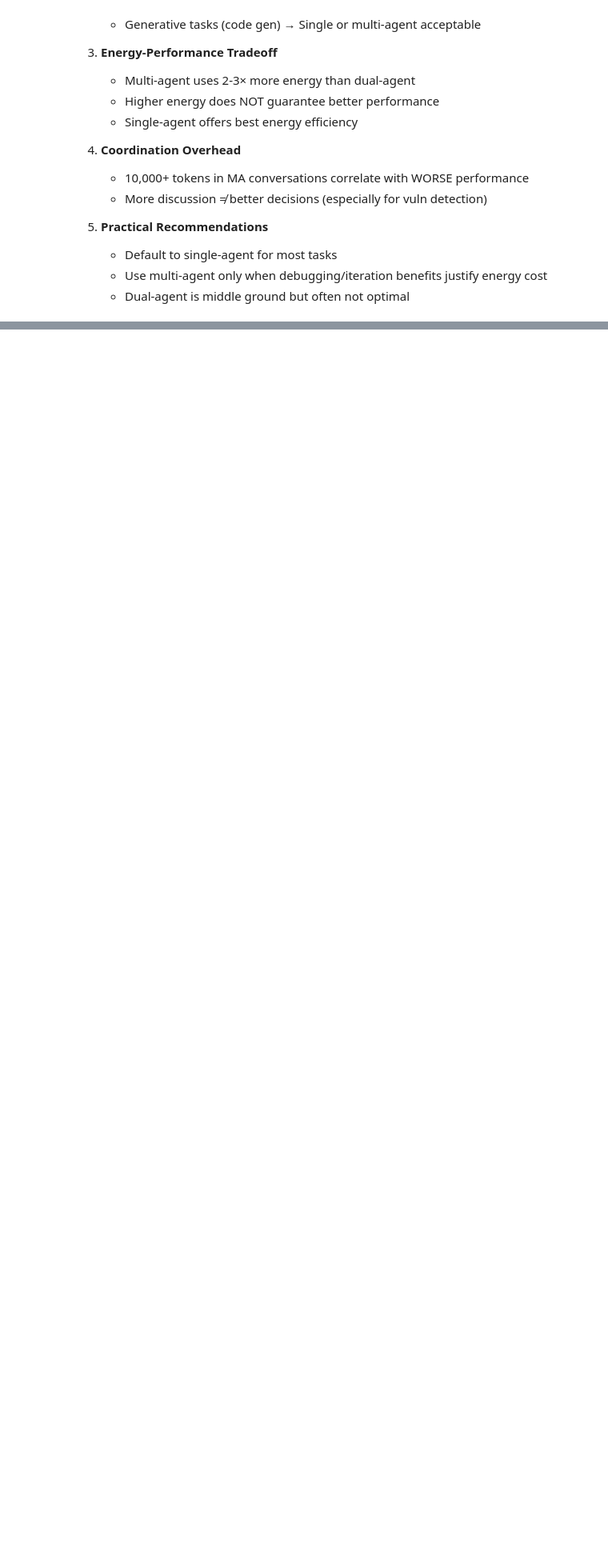
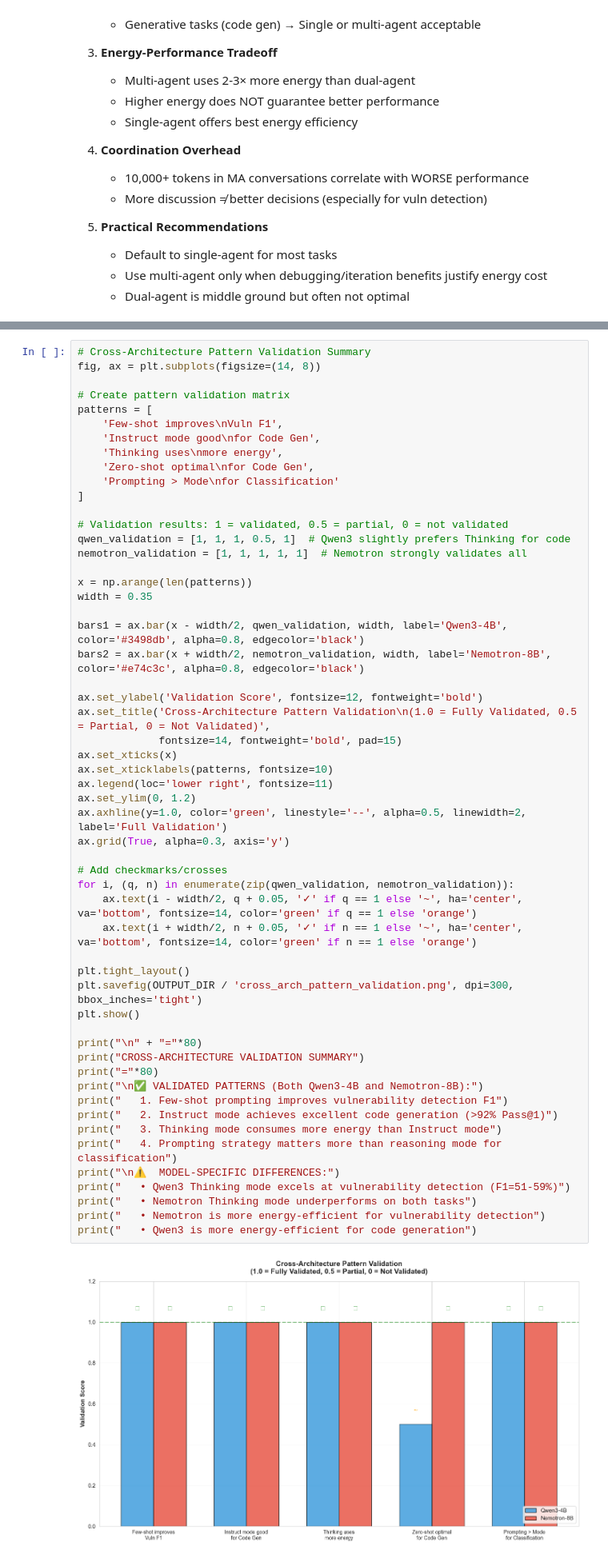
Before and after one commit to unused1/agent-green, a Jupyter notebook: notebooks/rq1_vs_rq2_comparison.ipynb, the cells around one changed output, grey strips where cells are left out. Shown at 80% size. Drawn from its saved outputs; the diff is of its cells as text; blank space fills up the shorter version.

```diff
--- a/notebooks/rq1_vs_rq2_comparison.ipynb
+++ b/notebooks/rq1_vs_rq2_comparison.ipynb
@@ -387,0 +1065,57 @@ print(f"\n✅ Summary exported to: {OUTPUT_DIR / 'rq1_vs_rq2_summary.csv'}")
+# %%
+# Cross-Architecture Pattern Validation Summary
+fig, ax = plt.subplots(figsize=(14, 8))
+
+# Create pattern validation matrix
+patterns = [
+    'Few-shot improves\nVuln F1',
+    'Instruct mode good\nfor Code Gen',
+    'Thinking uses\nmore energy',
+    'Zero-shot optimal\nfor Code Gen',
+    'Prompting > Mode\nfor Classification'
+]
+
+# Validation results: 1 = validated, 0.5 = partial, 0 = not validated
+qwen_validation = [1, 1, 1, 0.5, 1]  # Qwen3 slightly prefers Thinking for code
+nemotron_validation = [1, 1, 1, 1, 1]  # Nemotron strongly validates all
+
+x = np.arange(len(patterns))
+width = 0.35
+
+bars1 = ax.bar(x - width/2, qwen_validation, width, label='Qwen3-4B', color='#3498db', alpha=0.8, edgecolor='black')
+bars2 = ax.bar(x + width/2, nemotron_validation, width, label='Nemotron-8B', color='#e74c3c', alpha=0.8, edgecolor='black')
+
+ax.set_ylabel('Validation Score', fontsize=12, fontweight='bold')
+ax.set_title('Cross-Architecture Pattern Validation\n(1.0 = Fully Validated, 0.5 = Partial, 0 = Not Validated)',
+             fontsize=14, fontweight='bold', pad=15)
+ax.set_xticks(x)
+ax.set_xticklabels(patterns, fontsize=10)
+ax.legend(loc='lower right', fontsize=11)
+ax.set_ylim(0, 1.2)
+ax.axhline(y=1.0, color='green', linestyle='--', alpha=0.5, linewidth=2, label='Full Validation')
+ax.grid(True, alpha=0.3, axis='y')
+
+# Add checkmarks/crosses
+for i, (q, n) in enumerate(zip(qwen_validation, nemotron_validation)):
+    ax.text(i - width/2, q + 0.05, '✓' if q == 1 else '~', ha='center', va='bottom', fontsize=14, color='green' if q == 1 else 'orange')
+    ax.text(i + width/2, n + 0.05, '✓' if n == 1 else '~', ha='center', va='bottom', fontsize=14, color='green' if n == 1 else 'orange')
+
+plt.tight_layout()
+plt.savefig(OUTPUT_DIR / 'cross_arch_pattern_validation.png', dpi=300, bbox_inches='tight')
+plt.show()
+
+print("\n" + "="*80)
+print("CROSS-ARCHITECTURE VALIDATION SUMMARY")
+print("="*80)
+print("\n✅ VALIDATED PATTERNS (Both Qwen3-4B and Nemotron-8B):")
+print("   1. Few-shot prompting improves vulnerability detection F1")
+print("   2. Instruct mode achieves excellent code generation (>92% Pass@1)")
+print("   3. Thinking mode consumes more energy than Instruct mode")
+print("   4. Prompting strategy matters more than reasoning mode for classification")
+print("\n⚠️  MODEL-SPECIFIC DIFFERENCES:")
+print("   • Qwen3 Thinking mode excels at vulnerability detection (F1=51-59%)")
+print("   • Nemotron Thinking mode underperforms on both tasks")
+print("   • Nemotron is more energy-efficient for vulnerability detection")
+print("   • Qwen3 is more energy-efficient for code generation")
+# %% [output]
+[figure, added]
```
Also changed, not shown: parts of 22 cells of this notebook, 29 other files.
